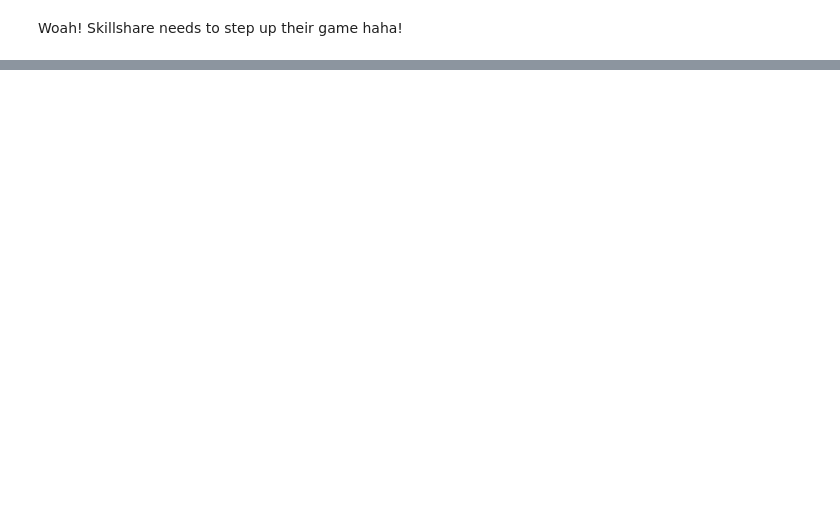
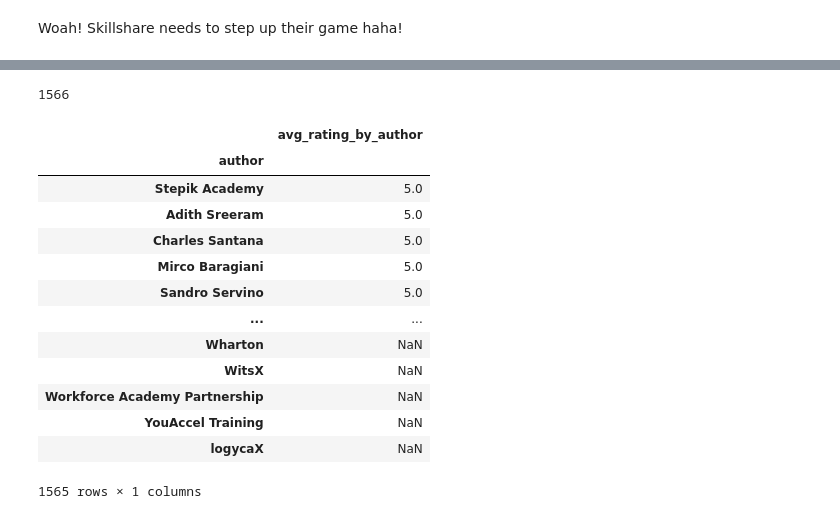
Before and after one commit to mcmanus-git/Online-Data-Science-Courses, a Jupyter notebook: EDA/Initial EDA.ipynb, the cells around one changed output, grey strips where cells are left out. Saved outputs shown, nothing was run; the diff lists cells and outputs as text; code cells hidden in the pictures; blank space fills up the shorter version.

```diff
--- a/EDA/Initial EDA.ipynb
+++ b/EDA/Initial EDA.ipynb
@@ -50 +64,22 @@ Woah! Skillshare needs to step up their game haha!
+# %%
+len(df['author'].unique())
+# %% [output]
+1566
+# %%
+df.groupby('author').agg(avg_rating_by_author=pd.NamedAgg(column='rating', aggfunc='mean')).sort_values('avg_rating_by_author', ascending=False)
+# %% [output]
+|  | avg_rating_by_author |
+| author |  |
+| Stepik Academy | 5.0 |
+| Adith Sreeram | 5.0 |
+| Charles Santana | 5.0 |
+| Mirco Baragiani | 5.0 |
+| Sandro Servino | 5.0 |
+| ... | ... |
+| Wharton | NaN |
+| WitsX | NaN |
+| Workforce Academy Partnership | NaN |
+| YouAccel Training | NaN |
+| logycaX | NaN |
+1565 rows × 1 columns
 # %%
```
Also changed, not shown: parts of 6 cells of this notebook, 1 other file.
